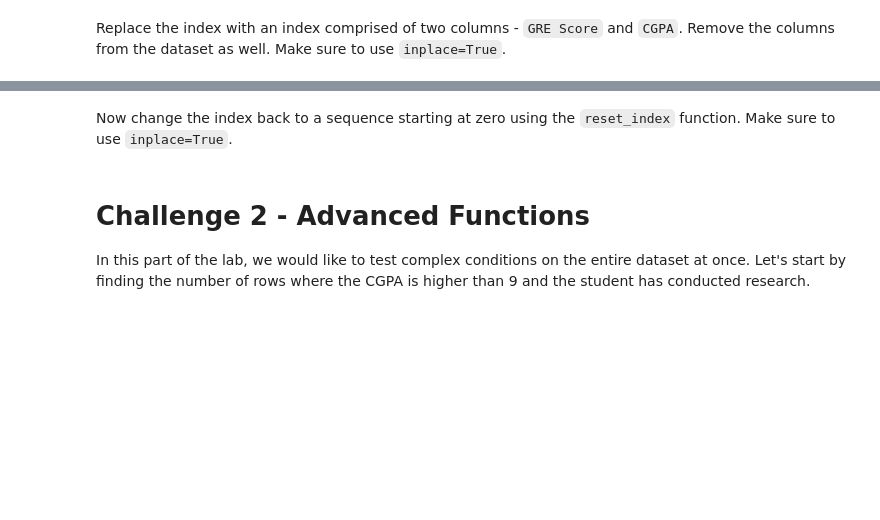
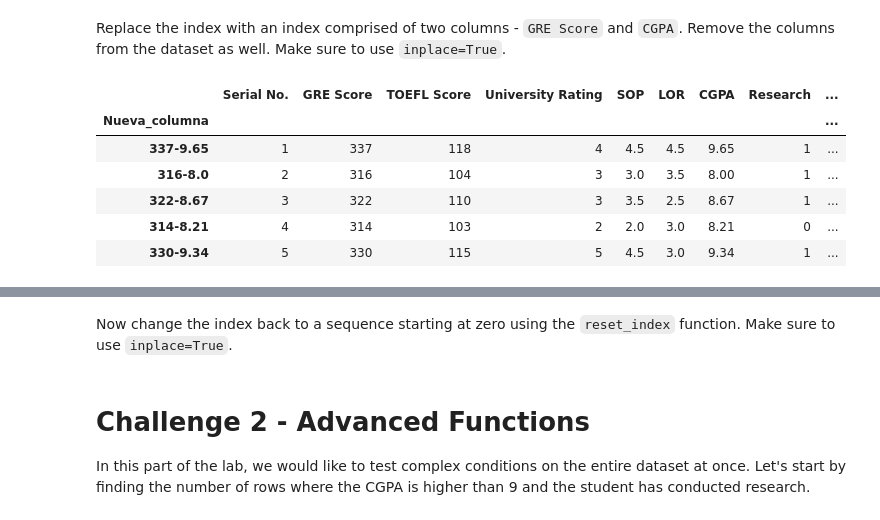
Before and after one commit to antoniogarciagiron/lab-advanced-pandas, a Jupyter notebook: your-code/main.ipynb, the cells around one changed output, grey strips where cells are left out. Cells and saved outputs as stored; diff of their text form; code cells hidden in the pictures; blank space fills up the shorter version.

```diff
--- a/your-code/main.ipynb
+++ b/your-code/main.ipynb
@@ -44,2 +80,16 @@ Turns out that `GRE Score` and `CGPA` also uniquely identify the data. Show this
 # %% [markdown]
 Replace the index with an index comprised of two columns - `GRE Score` and `CGPA`. Remove the columns from the dataset as well. Make sure to use `inplace=True`.
+# %%
+admissions["Nueva_columna"]=df2
+admissions.index=admissions["Nueva_columna"]
+
+
+admissions.head()
+# %% [output]
+|  | Serial No. | GRE Score | TOEFL Score | University Rating | SOP | LOR | CGPA | Research | ... |
+| Nueva_columna |  |  |  |  |  |  |  |  | ... |
+| 337-9.65 | 1 | 337 | 118 | 4 | 4.5 | 4.5 | 9.65 | 1 | ... |
+| 316-8.0 | 2 | 316 | 104 | 3 | 3.0 | 3.5 | 8.00 | 1 | ... |
+| 322-8.67 | 3 | 322 | 110 | 3 | 3.5 | 2.5 | 8.67 | 1 | ... |
+| 314-8.21 | 4 | 314 | 103 | 2 | 2.0 | 3.0 | 8.21 | 0 | ... |
+| 330-9.34 | 5 | 330 | 115 | 5 | 4.5 | 3.0 | 9.34 | 1 | ... |
```
Also changed, not shown: parts of 20 cells of this notebook.
